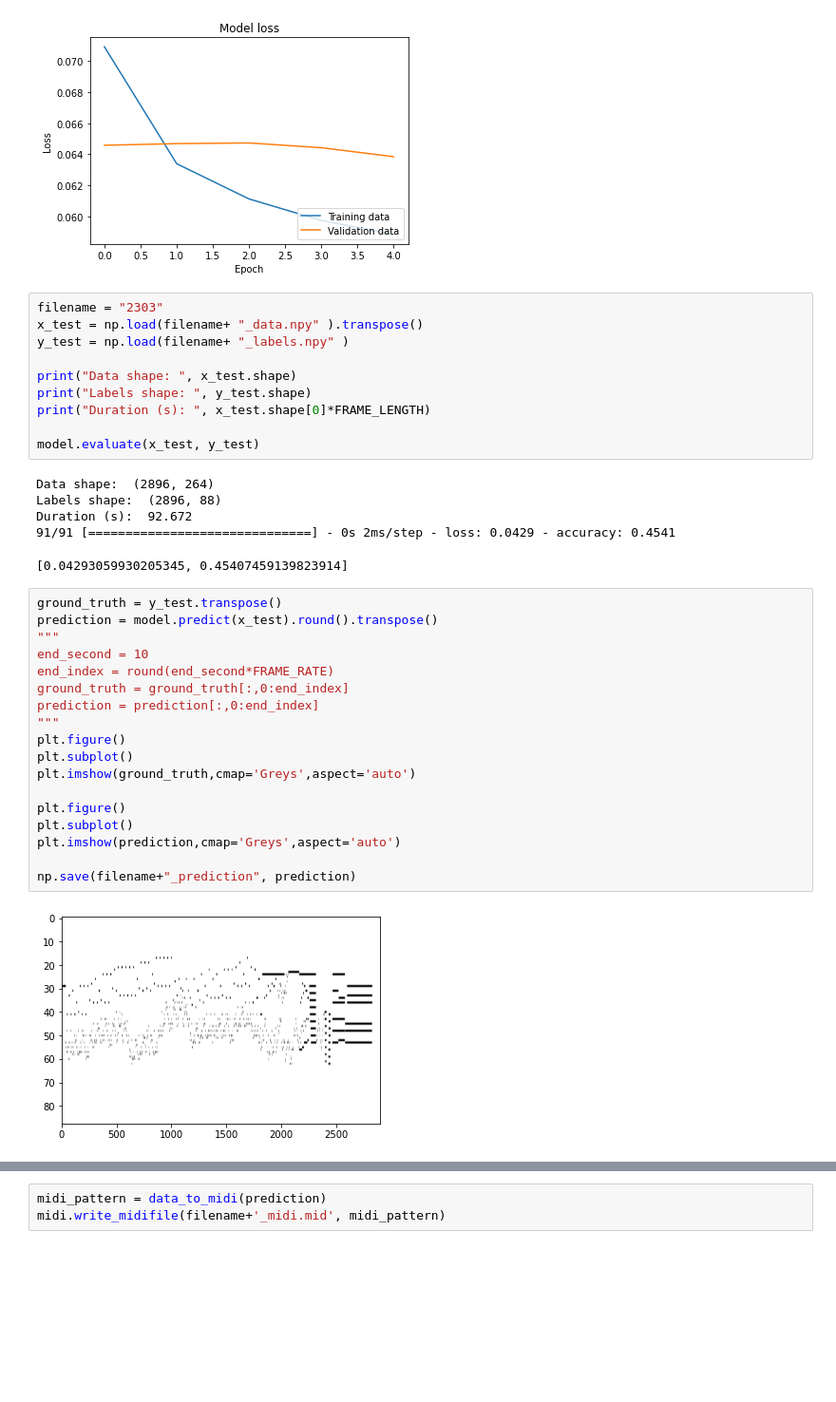
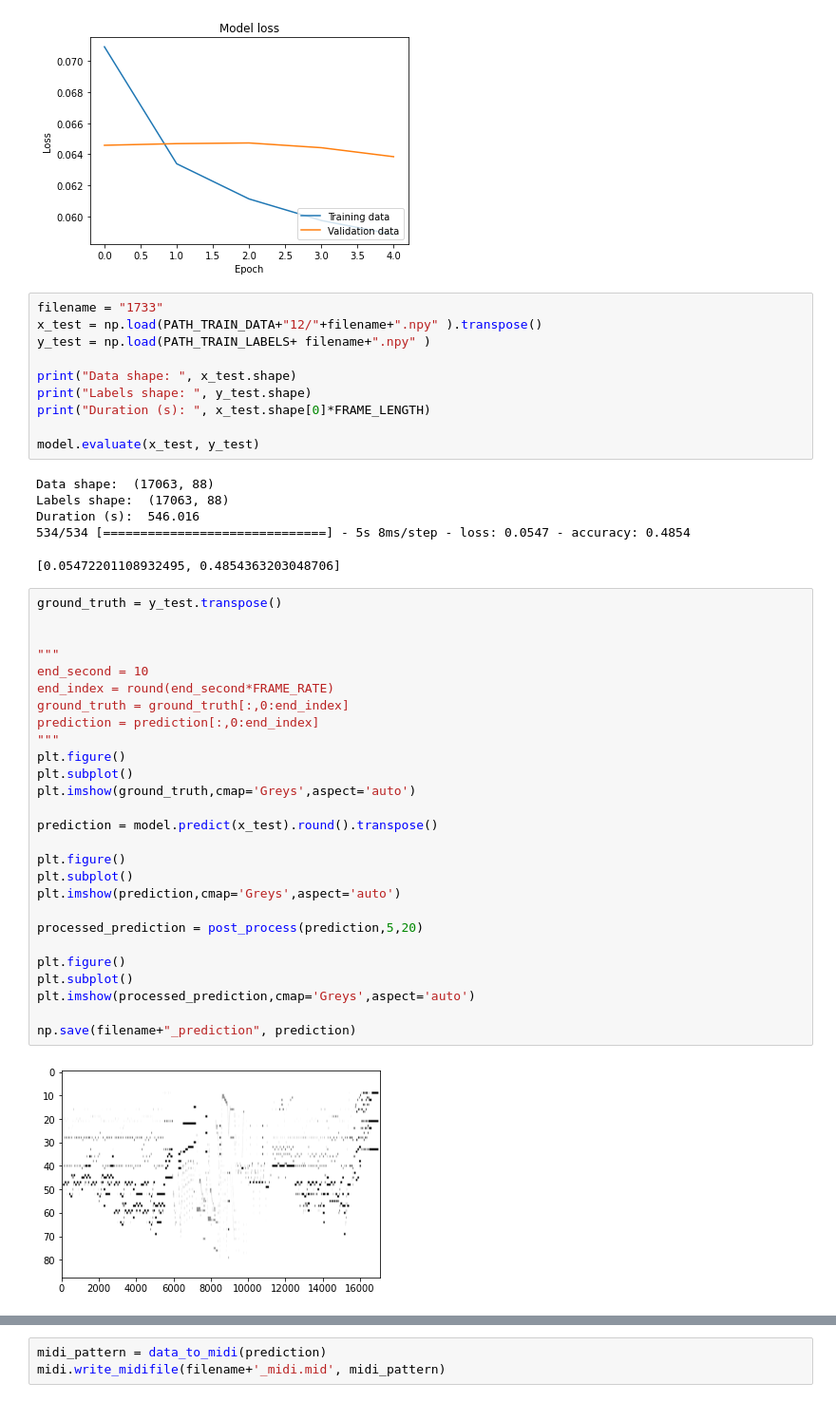
Before and after one commit to zoilo-nl/MML, a Jupyter notebook: Predictor.ipynb, the cells around one changed output, grey strips where cells are left out. Shown: that part at 95% size. Cells and saved outputs as stored; diff of their text form; blank space fills up the shorter version.

```diff
--- a/Predictor.ipynb
+++ b/Predictor.ipynb
@@ -80,9 +126,9 @@ plt.show()
 # %% [output]
 [figure]
 # %%
-filename = "2303"
-x_test = np.load(filename+ "_data.npy" ).transpose()
-y_test = np.load(filename+ "_labels.npy" )
+filename = "1733"
+x_test = np.load(PATH_TRAIN_DATA+"12/"+filename+".npy" ).transpose()
+y_test = np.load(PATH_TRAIN_LABELS+ filename+".npy" )
 
 print("Data shape: ", x_test.shape)
 print("Labels shape: ", y_test.shape)
@@ -90,28 +136,37 @@ print("Duration (s): ", x_test.shape[0]*FRAME_LENGTH)
 
 model.evaluate(x_test, y_test)
 # %% [output]
-Data shape:  (2896, 264)
-Labels shape:  (2896, 88)
-Duration (s):  92.672
-91/91 [==============================] - 0s 2ms/step - loss: 0.0429 - accuracy: 0.4541
+Data shape:  (17063, 88)
+Labels shape:  (17063, 88)
+Duration (s):  546.016
+534/534 [==============================] - 5s 8ms/step - loss: 0.0547 - accuracy: 0.4854
-[0.04293059930205345, 0.45407459139823914]
+[0.05472201108932495, 0.4854363203048706]
 # %%
 ground_truth = y_test.transpose()
-prediction = model.predict(x_test).round().transpose()
+
+
 """
 end_second = 10
 end_index = round(end_second*FRAME_RATE)
 ground_truth = ground_truth[:,0:end_index]
 prediction = prediction[:,0:end_index]
 """
 plt.figure()
 plt.subplot()
 plt.imshow(ground_truth,cmap='Greys',aspect='auto')
 
+prediction = model.predict(x_test).round().transpose()
+
 plt.figure()
 plt.subplot()
 plt.imshow(prediction,cmap='Greys',aspect='auto')
 
+processed_prediction = post_process(prediction,5,20)
+
+plt.figure()
+plt.subplot()
+plt.imshow(processed_prediction,cmap='Greys',aspect='auto')
+
 np.save(filename+"_prediction", prediction)
 # %% [output]
-[figure, old version]
+[figure, new version]
```
Also changed, not shown: parts of 5 cells of this notebook, 2 other files.
